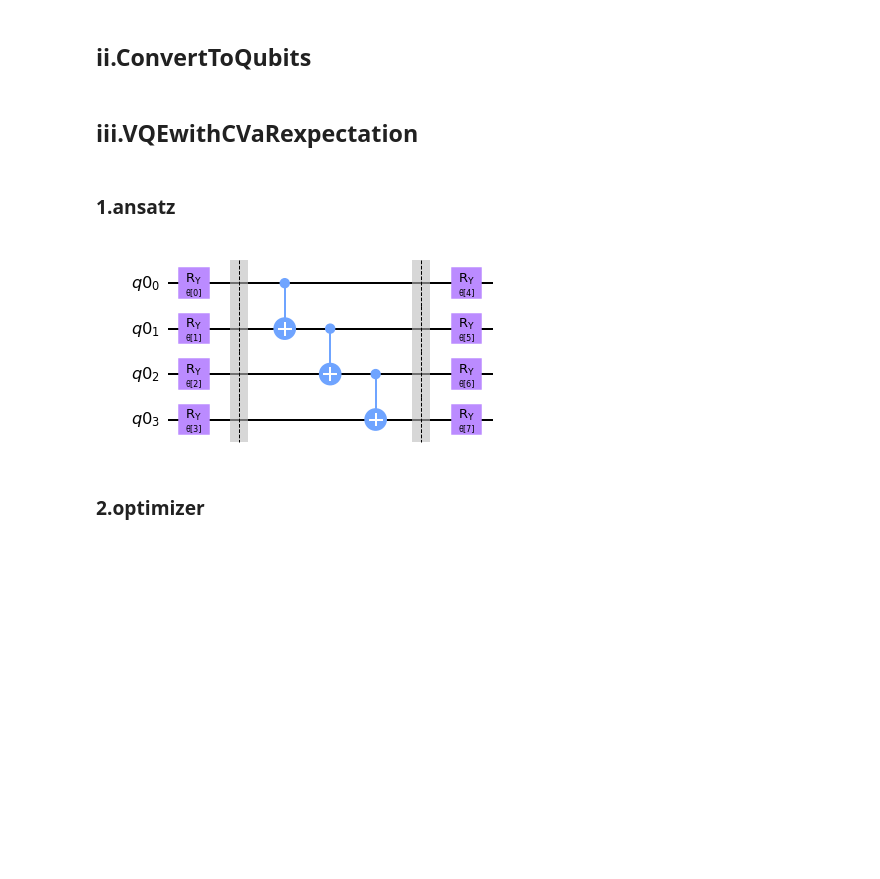
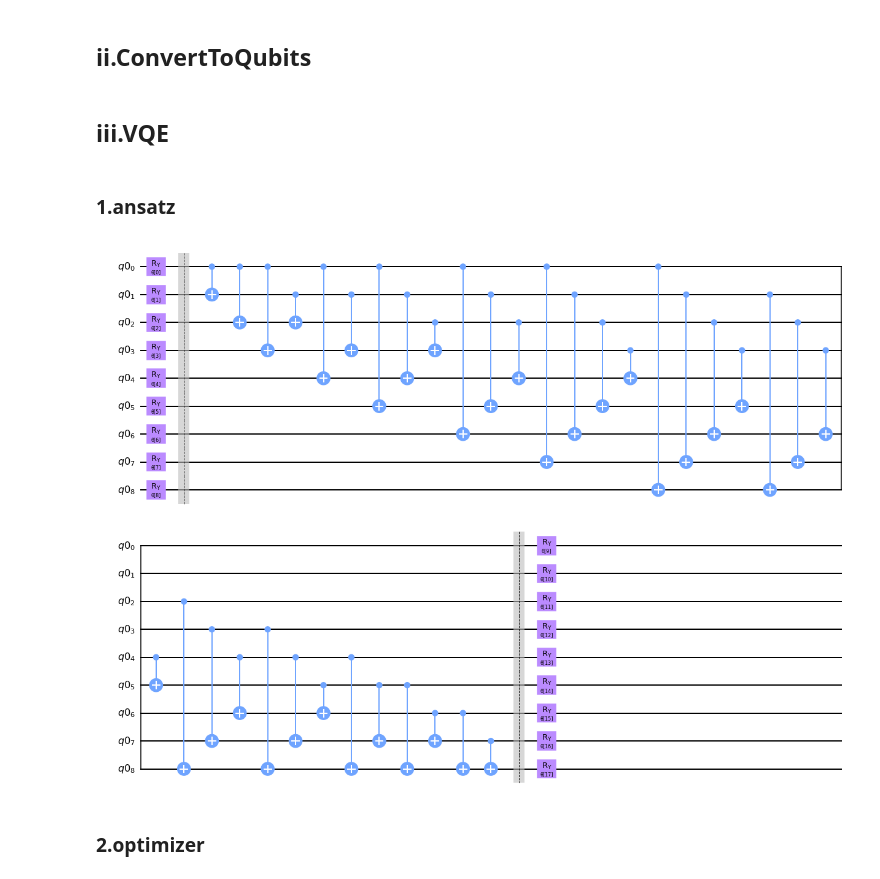
Before and after one commit to yadavar-m/Protein_Folding, a Jupyter notebook: ProteinFolding_3.ipynb, the cells around one changed output. Cells and saved outputs as stored; diff of their text form; code cells hidden in the pictures; blank space fills up the shorter version.

```diff
--- a/ProteinFolding_3.ipynb
+++ b/ProteinFolding_3.ipynb
@@ -172,7 +157,7 @@ qubit_operations_1 = protein_folding_1.qubit_op()
 #print(qubit_operations_1)
 print(qubit_operations_1[0:5])
 # %% [markdown]
-## iii.VQEwithCVaRexpectation
+## iii.VQE
 # %% [markdown]
 ### 1.ansatz
 # %%
@@ -214,10 +199,10 @@ def RealAmplitudes_m(
             qc.ry(parameters[angle],q[i])
             angle =angle+1
     return qc
-# %%
-ansatz = RealAmplitudes_m(4, entanglement='linear', reps=1, insert_barriers=True, skip_final_rotation_layer=False)
-ansatz.draw('mpl')
-# %% [output]
-[figure, removed]
+# %%
+circuit = RealAmplitudes_m(9, reps=1, insert_barriers=True)
+circuit.draw(output='mpl')
+# %% [output]
+[figure, added]
 # %% [markdown]
 ### 2.optimizer
```
Also changed, not shown: parts of 8 cells of this notebook.
